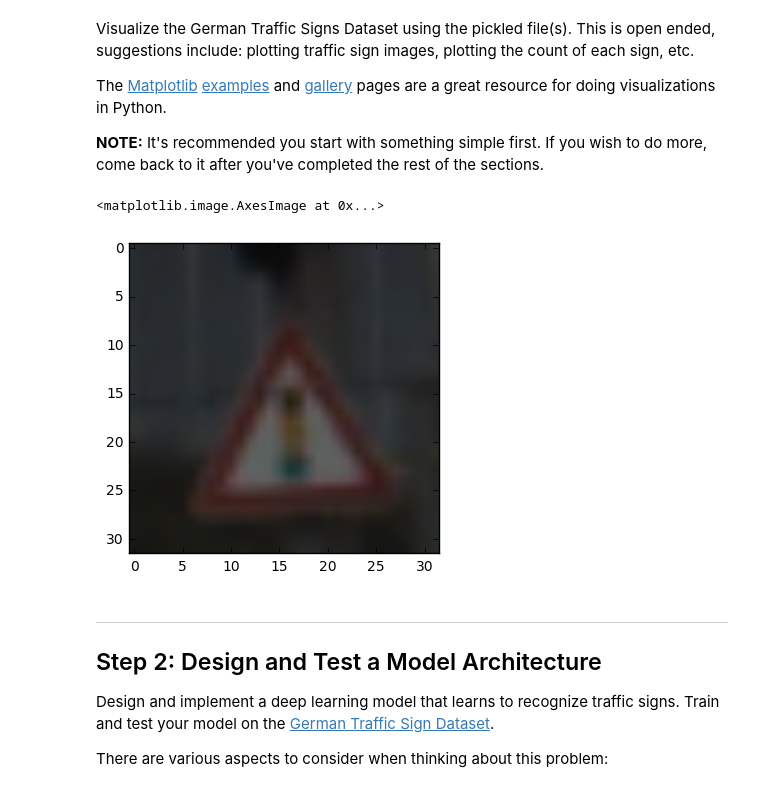
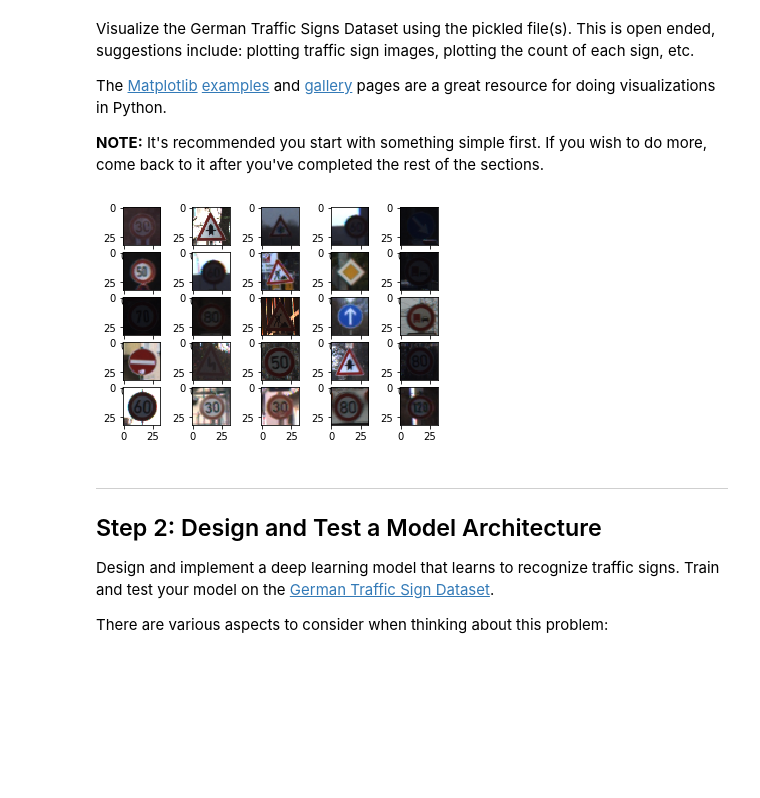
Before and after one commit to jasonzhu1991/CarND-Traffic-Sign-Classifier-Project, a Jupyter notebook: Traffic_Sign_Classifier.ipynb, the cells around one changed output. Drawn from its saved outputs; the diff is of its cells as text; code cells hidden in the pictures; blank space fills up the shorter version.

Commit message:
Add images and finish

```diff
--- a/Traffic_Sign_Classifier.ipynb
+++ b/Traffic_Sign_Classifier.ipynb
@@ -99,18 +99,19 @@ The [Matplotlib](http://matplotlib.org/) [examples](http://matplotlib.org/exampl
 # %%
 ### Data exploration visualization goes here.
 ### Feel free to use as many code cells as needed.
 import matplotlib.pyplot as plt
 import random
 # Visualizations will be shown in the notebook.
 %matplotlib inline
 
-index = random.randint(0, len(X_train))
-image = X_train[index]
-plt.figure()
-plt.imshow(image)
+fig = plt.figure()
+n = 5
+for i in range(n ** 2):
+    image = X_train[random.randint(0, len(X_train))]
+    fig.add_subplot(n, n, i + 1)
+    plt.imshow(image)
 # %% [output]
-<matplotlib.image.AxesImage at 0x...>
-[figure, old version]
+[figure, new version]
 # %% [markdown]
 ----
 
```
Also changed, not shown: parts of 11 cells of this notebook, 19 other files.
